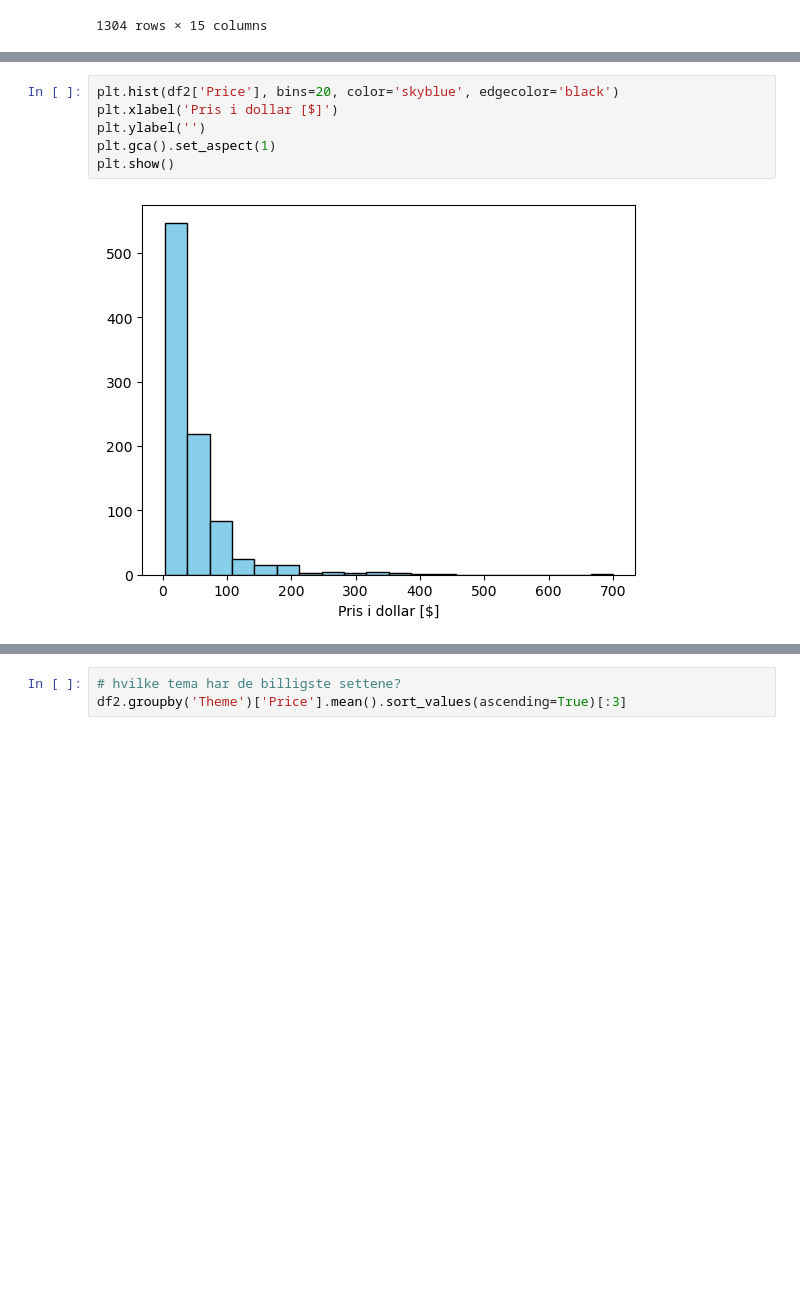
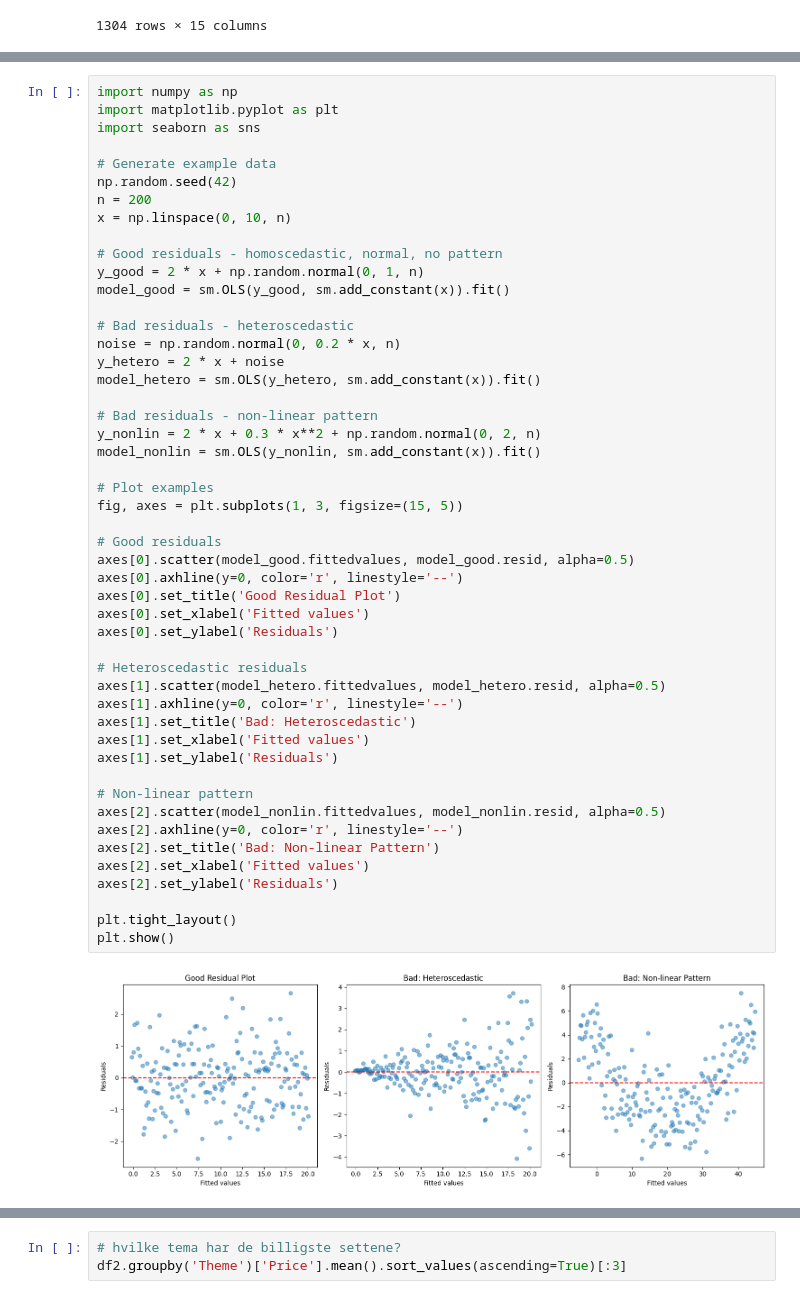
Before and after one commit to christianstensoe/ISTT1003-prosjekt-16, a Jupyter notebook: oppg1.ipynb, the cells around one changed output, grey strips where cells are left out. Drawn from its saved outputs; the diff is of its cells as text; blank space fills up the shorter version.

```diff
--- a/oppg1.ipynb
+++ b/oppg1.ipynb
@@ -97,9 +334,52 @@ Name: count, dtype: int64
 # %%
-plt.hist(df2['Price'], bins=20, color='skyblue', edgecolor='black')
-plt.xlabel('Pris i dollar [$]')
-plt.ylabel('')
-plt.gca().set_aspect(1)
+import numpy as np
+import matplotlib.pyplot as plt
+import seaborn as sns
+
+# Generate example data
+np.random.seed(42)
+n = 200
+x = np.linspace(0, 10, n)
+
+# Good residuals - homoscedastic, normal, no pattern
+y_good = 2 * x + np.random.normal(0, 1, n)
+model_good = sm.OLS(y_good, sm.add_constant(x)).fit()
+
+# Bad residuals - heteroscedastic
+noise = np.random.normal(0, 0.2 * x, n)
+y_hetero = 2 * x + noise
+model_hetero = sm.OLS(y_hetero, sm.add_constant(x)).fit()
+
+# Bad residuals - non-linear pattern
+y_nonlin = 2 * x + 0.3 * x**2 + np.random.normal(0, 2, n)
+model_nonlin = sm.OLS(y_nonlin, sm.add_constant(x)).fit()
+
+# Plot examples
+fig, axes = plt.subplots(1, 3, figsize=(15, 5))
+
+# Good residuals
+axes[0].scatter(model_good.fittedvalues, model_good.resid, alpha=0.5)
+axes[0].axhline(y=0, color='r', linestyle='--')
+axes[0].set_title('Good Residual Plot')
+axes[0].set_xlabel('Fitted values')
+axes[0].set_ylabel('Residuals')
+
+# Heteroscedastic residuals
+axes[1].scatter(model_hetero.fittedvalues, model_hetero.resid, alpha=0.5)
+axes[1].axhline(y=0, color='r', linestyle='--')
+axes[1].set_title('Bad: Heteroscedastic')
+axes[1].set_xlabel('Fitted values')
+axes[1].set_ylabel('Residuals')
+
+# Non-linear pattern
+axes[2].scatter(model_nonlin.fittedvalues, model_nonlin.resid, alpha=0.5)
+axes[2].axhline(y=0, color='r', linestyle='--')
+axes[2].set_title('Bad: Non-linear Pattern')
+axes[2].set_xlabel('Fitted values')
+axes[2].set_ylabel('Residuals')
+
+plt.tight_layout()
 plt.show()
 # %% [output]
-[figure, old version]
+[figure, new version]
 # %%
```
Also changed, not shown: parts of 9 cells of this notebook, 1 other file.
